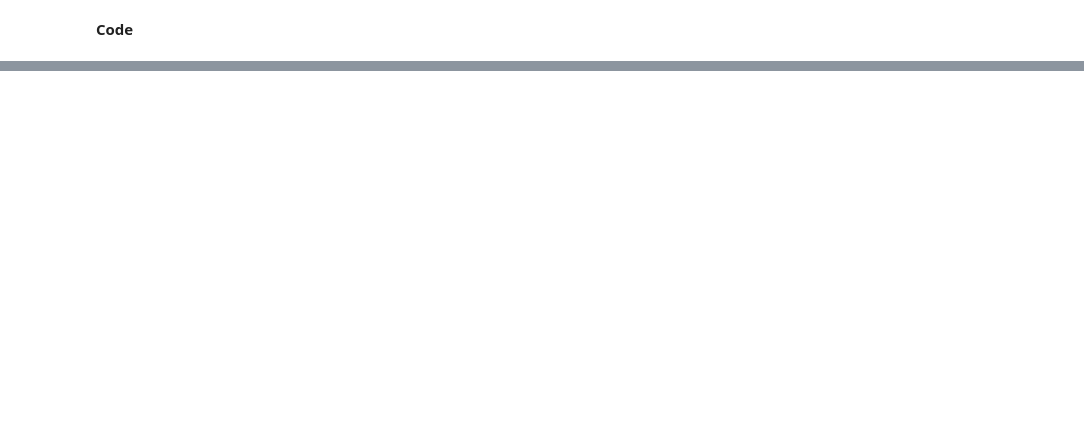
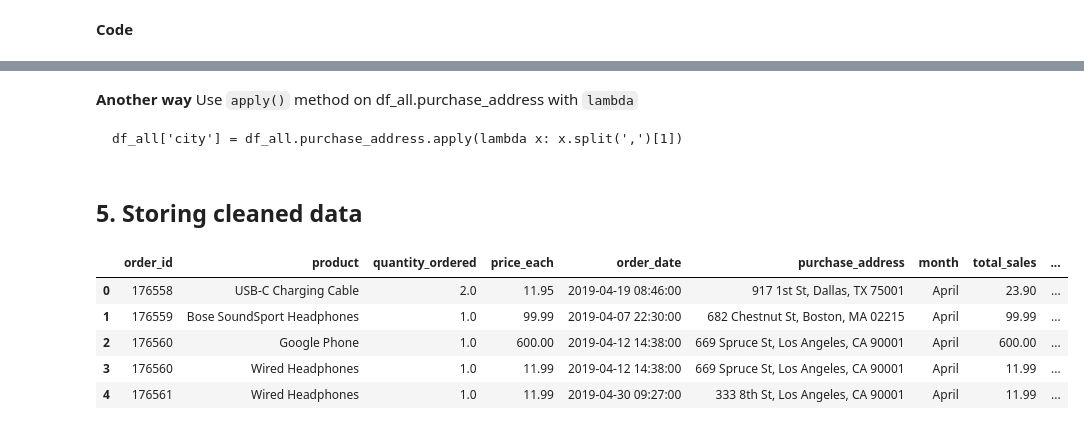
Before and after one commit to kfrawee/SalesAnalysis, a Jupyter notebook: SalesAnalysis.ipynb, the cells around one changed output, grey strips where cells are left out. Saved outputs shown, nothing was run; the diff lists cells and outputs as text; code cells hidden in the pictures; blank space fills up the shorter version.

````diff
--- a/SalesAnalysis.ipynb
+++ b/SalesAnalysis.ipynb
@@ -320,0 +410,9 @@ df_all[total_price] =
+# %% [markdown]
+**Another way**
+Use `apply()` method on df_all.purchase_address with `lambda`
+```
+df_all['city'] = df_all.purchase_address.apply(lambda x: x.split(',')[1])
+```
+# %% [markdown]
+<a id='store'></a>
+## 5. Storing cleaned data
@@ -320,0 +421,11 @@ df_all[total_price] =
+# %%
+# load cleaned csv file
+df = pd.read_csv('./output/all_data_master.csv')
+df.head()
+# %% [output]
+|  | order_id | product | quantity_ordered | price_each | order_date | purchase_address | month | total_sales | ... |
+| 0 | 176558 | USB-C Charging Cable | 2.0 | 11.95 | 2019-04-19 08:46:00 | 917 1st St, Dallas, TX 75001 | April | 23.90 | ... |
+| 1 | 176559 | Bose SoundSport Headphones | 1.0 | 99.99 | 2019-04-07 22:30:00 | 682 Chestnut St, Boston, MA 02215 | April | 99.99 | ... |
+| 2 | 176560 | Google Phone | 1.0 | 600.00 | 2019-04-12 14:38:00 | 669 Spruce St, Los Angeles, CA 90001 | April | 600.00 | ... |
+| 3 | 176560 | Wired Headphones | 1.0 | 11.99 | 2019-04-12 14:38:00 | 669 Spruce St, Los Angeles, CA 90001 | April | 11.99 | ... |
+| 4 | 176561 | Wired Headphones | 1.0 | 11.99 | 2019-04-30 09:27:00 | 333 8th St, Los Angeles, CA 90001 | April | 11.99 | ... |
````
Also changed, not shown: parts of 64 cells of this notebook, 3 other files.
